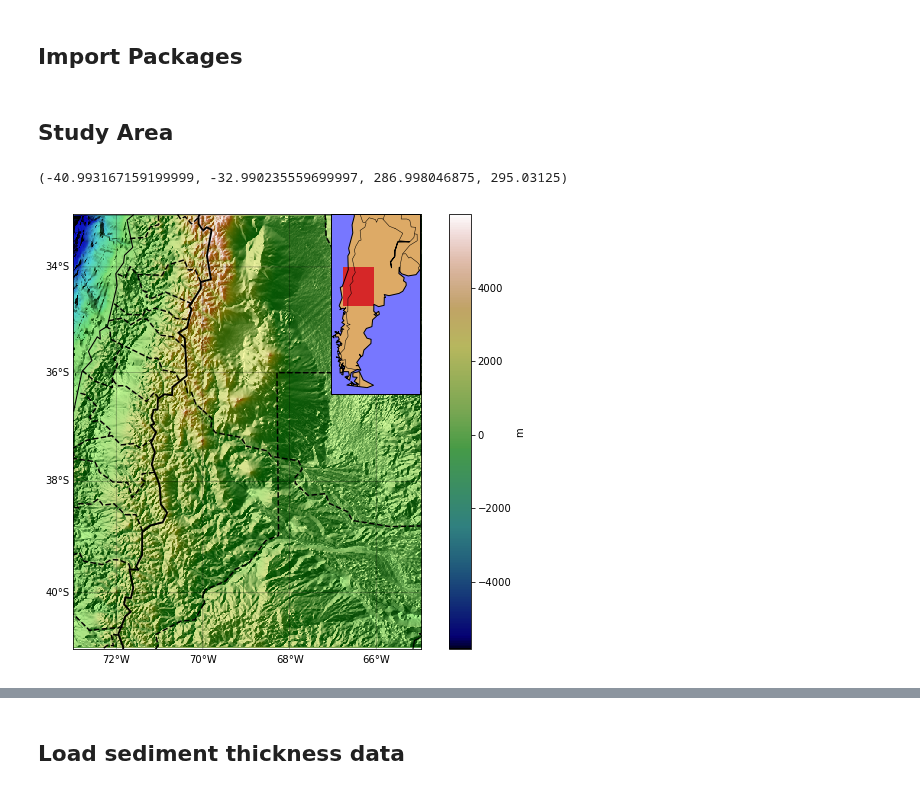
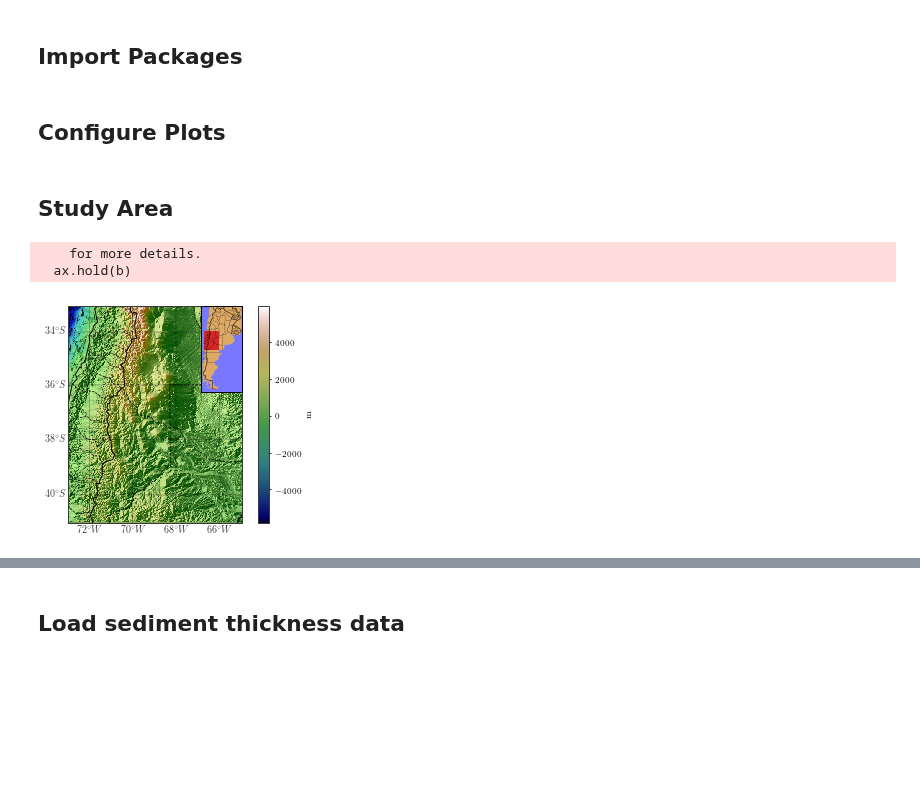
Before and after one commit to pinga-lab/tesseroid-variable-density, a Jupyter notebook: code/08-neuquen-basin.ipynb, the cells around one changed output, grey strips where cells are left out. Drawn from its saved outputs; the diff is of its cells as text; code cells hidden in the pictures; blank space fills up the shorter version.

```diff
--- a/code/08-neuquen-basin.ipynb
+++ b/code/08-neuquen-basin.ipynb
@@ -18,6 +18,26 @@ from fatiando.mesher import Tesseroid
 
 from tesseroid_density import tesseroid
 from tesseroid_relief import TesseroidRelief
+# %% [markdown]
+## Configure Plots
+# %%
+%matplotlib inline
+plt.rcParams['axes.labelsize'] = 9.0 # fontsize of the x any y labels
+plt.rcParams['xtick.labelsize'] = 9.0 # fontsize of the tick labels
+plt.rcParams['ytick.labelsize'] = 9.0 # fontsize of the tick labels
+plt.rcParams['legend.fontsize'] = 9.0
+plt.rcParams['font.family'] = 'serif'
+plt.rcParams['font.serif'] = 'Computer Modern Roman'
+plt.rcParams['text.usetex'] = True # use latex for all text handling
+plt.rcParams['text.color'] = '3a3a3a'
+plt.rcParams['figure.facecolor'] = 'white'
+plt.rcParams['axes.linewidth'] = 1
+plt.rcParams['axes.edgecolor'] = '3a3a3a'
+plt.rcParams['axes.facecolor'] = 'white'
+plt.rcParams['lines.linewidth'] = 1
+plt.rcParams['lines.markersize'] = 4
+plt.rcParams['xtick.major.size'] = 2
+plt.rcParams['ytick.major.size'] = 2
 # %% [markdown]
 ## Study Area
 # %%
@@ -29,7 +49,7 @@ area = (lat.min(), lat.max(), lon.min(), lon.max())
 topography = {'lon': lon, 'lat': lat, 'topo': topo,
               'shape': shape, 'area': area}
 # %%
-fig, ax = plt.subplots(figsize=(10, 8))
+fig, ax = plt.subplots()
 
 bm = Basemap(projection='merc',
              llcrnrlon=area[2],
@@ -57,48 +77,42 @@ im = bm.imshow(topo.reshape(shape), cmap=cmap)
 im.remove()
 plt.colorbar(im, label='m')
 
-bm.drawcountries(linewidth=1.9, color='k')
-bm.drawstates(linewidth=1.5, linestyle='--', color='k')
-bm.drawcoastlines(linewidth=1.1, color='k')
+bm.drawcountries(linewidth=1, color='k')
+bm.drawstates(linewidth=0.7, linestyle='--', color='k')
+bm.drawcoastlines(color='k')
 bm.drawmeridians(np.arange(-80, -50, 2), linewidth=0.5,
                  labels=[False, False, False, True])
 bm.drawparallels(np.arange(-50, -30, 2), linewidth=0.5,
                  labels=[True, False, False, False])
 
 
 # big map
-height = 2.5
-width = 2.5/2
+height = "40%"
+width = "23.5%"
 axins = inset_axes(ax,
                    width=width,
                    height=height,
                    loc=1,
                    borderpad=0)
 
 map2 = Basemap(projection='merc',
-               llcrnrlon=360 - 76, llcrnrlat=-56,
+               llcrnrlon=360 - 75, llcrnrlat=-56,
                urcrnrlon=360 - 53, urcrnrlat=-21,
                ax=axins)
 map2.drawmapboundary(fill_color='#7777ff')
 map2.fillcontinents(color='#ddaa66', lake_color='#7777ff')
-map2.drawcoastlines()
-map2.drawcountries()
+map2.drawcountries(linewidth=0.5)
+map2.drawstates(linewidth=0.3, linestyle='--')
 
-print area
 x1, y1 = map2(area[2], area[0])
 x2, y2 = map2(area[3], area[1])
-
-#rectangle = Rectangle((area[0], area[2]),
-#                      area[3] - area[2],
-#                      area[1] - area[0])
-
 rectangle = Rectangle((x1, y1),
                       abs(x2 - x1),
                       abs(y2 - y1),
                       facecolor='C3')
-
 axins.add_patch(rectangle)
 plt.show()
 # %% [output]
-(-40.993167159199999, -32.990235559699997, 286.998046875, 295.03125)
+    for more details.
+  ax.hold(b)
-[figure, old version]
+[figure, new version]
```
Also changed, not shown: parts of 19 cells of this notebook, 20 other files.
